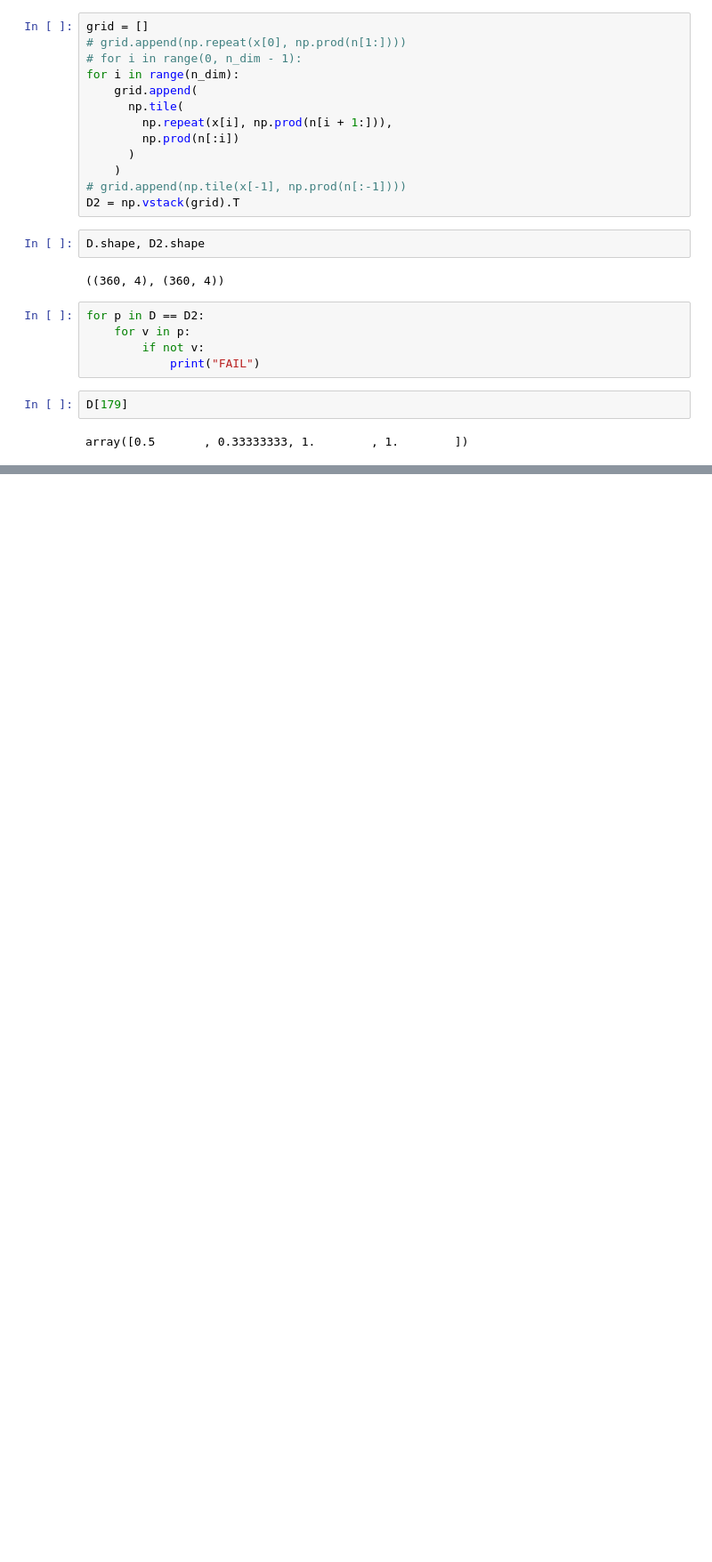
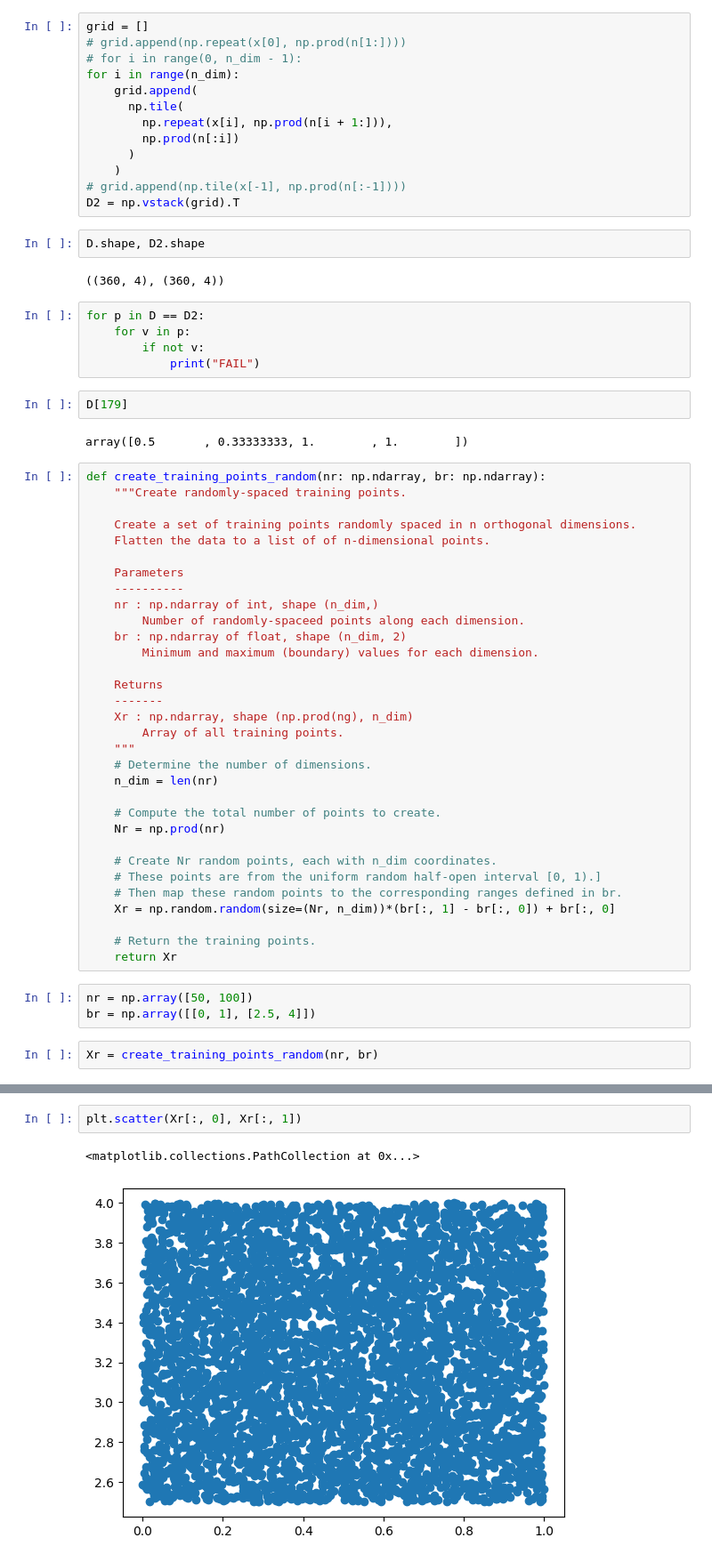
Before and after one commit to elwinter/nn1dmhd, a Jupyter notebook: notebooks/scratch.ipynb, the cells around one changed output, grey strips where cells are left out. Shown at 89% size. Cells and saved outputs as stored; diff of their text form; blank space fills up the shorter version.

```diff
--- a/notebooks/scratch.ipynb
+++ b/notebooks/scratch.ipynb
@@ -132,3 +132,40 @@ for p in D == D2:
 D[179]
 # %% [output]
 array([0.5       , 0.33333333, 1.        , 1.        ])
+# %%
+def create_training_points_random(nr: np.ndarray, br: np.ndarray):
+    """Create randomly-spaced training points.
+
+    Create a set of training points randomly spaced in n orthogonal dimensions.
+    Flatten the data to a list of of n-dimensional points.
+
+    Parameters
+    ----------
+    nr : np.ndarray of int, shape (n_dim,)
+        Number of randomly-spaceed points along each dimension.
+    br : np.ndarray of float, shape (n_dim, 2)
+        Minimum and maximum (boundary) values for each dimension.
+
+    Returns
+    -------
+    Xr : np.ndarray, shape (np.prod(ng), n_dim)
+        Array of all training points.
+    """
+    # Determine the number of dimensions.
+    n_dim = len(nr)
+
+    # Compute the total number of points to create.
+    Nr = np.prod(nr)
+
+    # Create Nr random points, each with n_dim coordinates.
+    # These points are from the uniform random half-open interval [0, 1).]
+    # Then map these random points to the corresponding ranges defined in br.
+    Xr = np.random.random(size=(Nr, n_dim))*(br[:, 1] - br[:, 0]) + br[:, 0]
+
+    # Return the training points.
+    return Xr
+# %%
+nr = np.array([50, 100])
+br = np.array([[0, 1], [2.5, 4]])
+# %%
+Xr = create_training_points_random(nr, br)
@@ -134,0 +174,5 @@ array([0.5       , 0.33333333, 1.        , 1.        ])
+# %%
+plt.scatter(Xr[:, 0], Xr[:, 1])
+# %% [output]
+<matplotlib.collections.PathCollection at 0x...>
+[figure, added]
```
Also changed, not shown: parts of 3 cells of this notebook, 14 other files.
